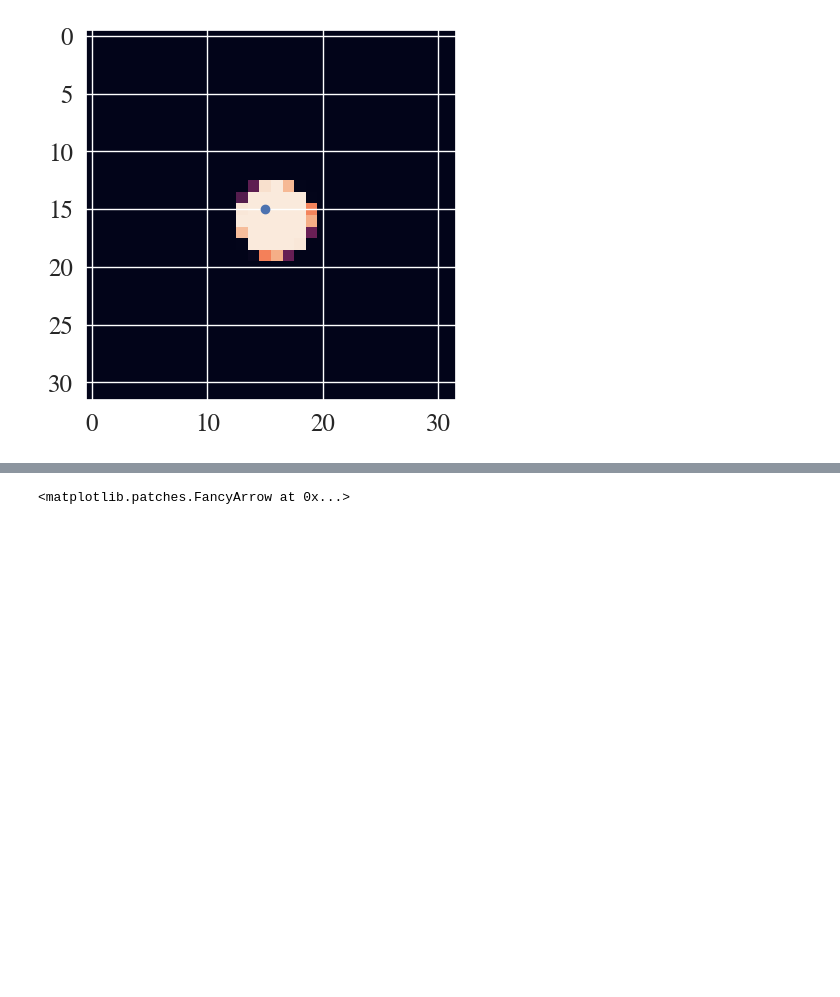
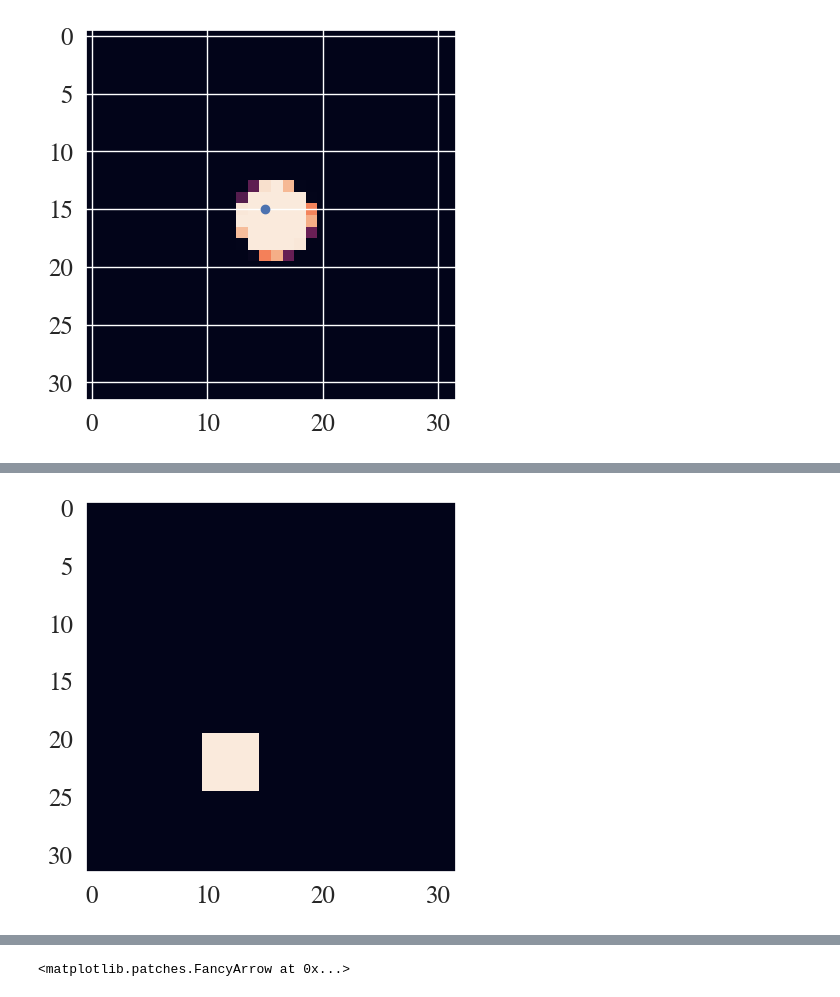
Before and after one commit to yashpatel5400/fpo, a Jupyter notebook: scratch/wavelet.ipynb, the cells around one changed output, grey strips where cells are left out. Saved outputs shown, nothing was run; the diff lists cells and outputs as text; code cells hidden in the pictures; blank space fills up the shorter version.

```diff
--- a/scratch/wavelet.ipynb
+++ b/scratch/wavelet.ipynb
@@ -227,0 +249,8 @@ x_grid = wavelet_basis.x_grid.reshape(y.shape[0], y.shape[1], -1)
+# %%
+integral_mask = np.zeros((32,32))
+integral_mask[20:25,10:15] = 1
+
+plt.imshow(integral_mask)
+plt.grid(False)
+# %% [output]
+[figure, added]
```
Also changed, not shown: parts of 9 cells of this notebook.
